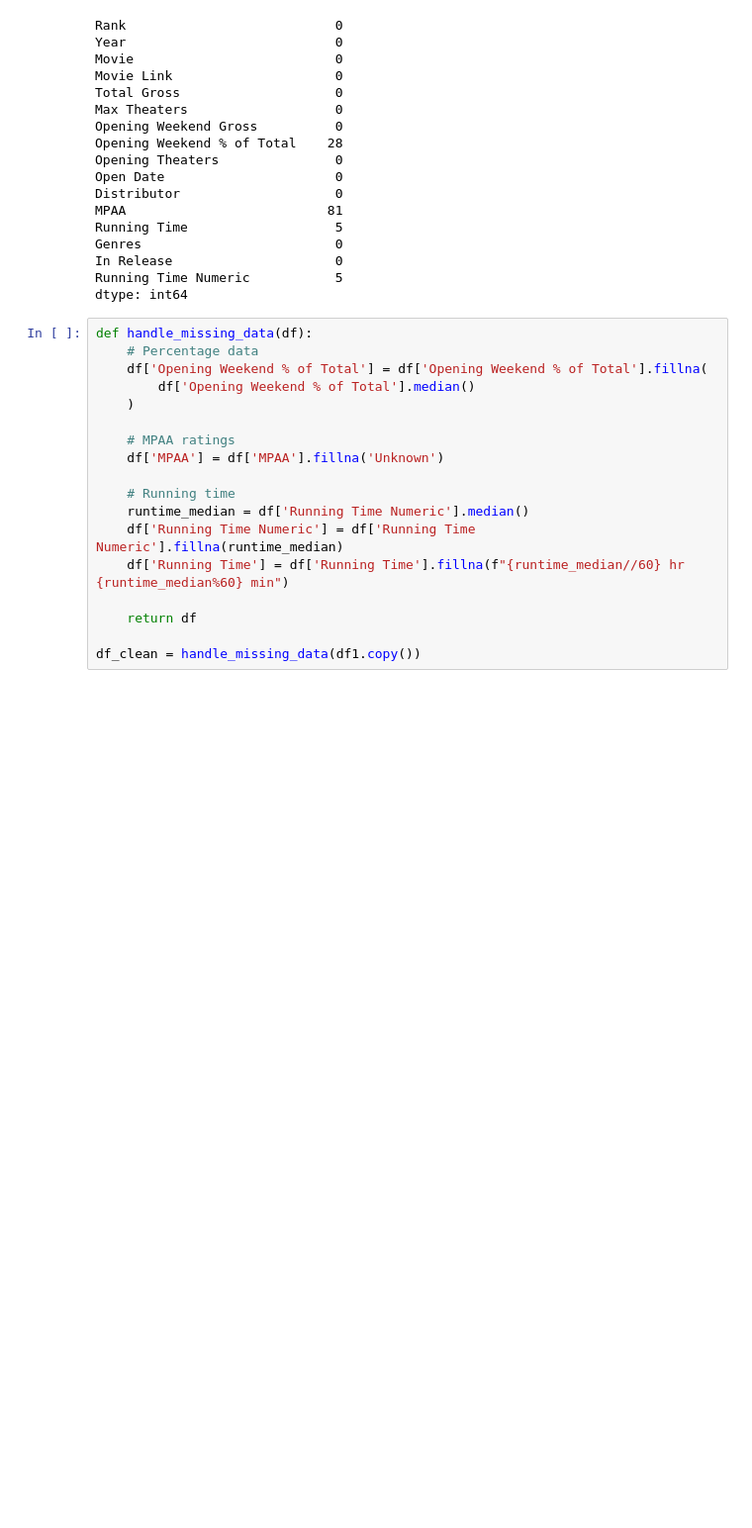
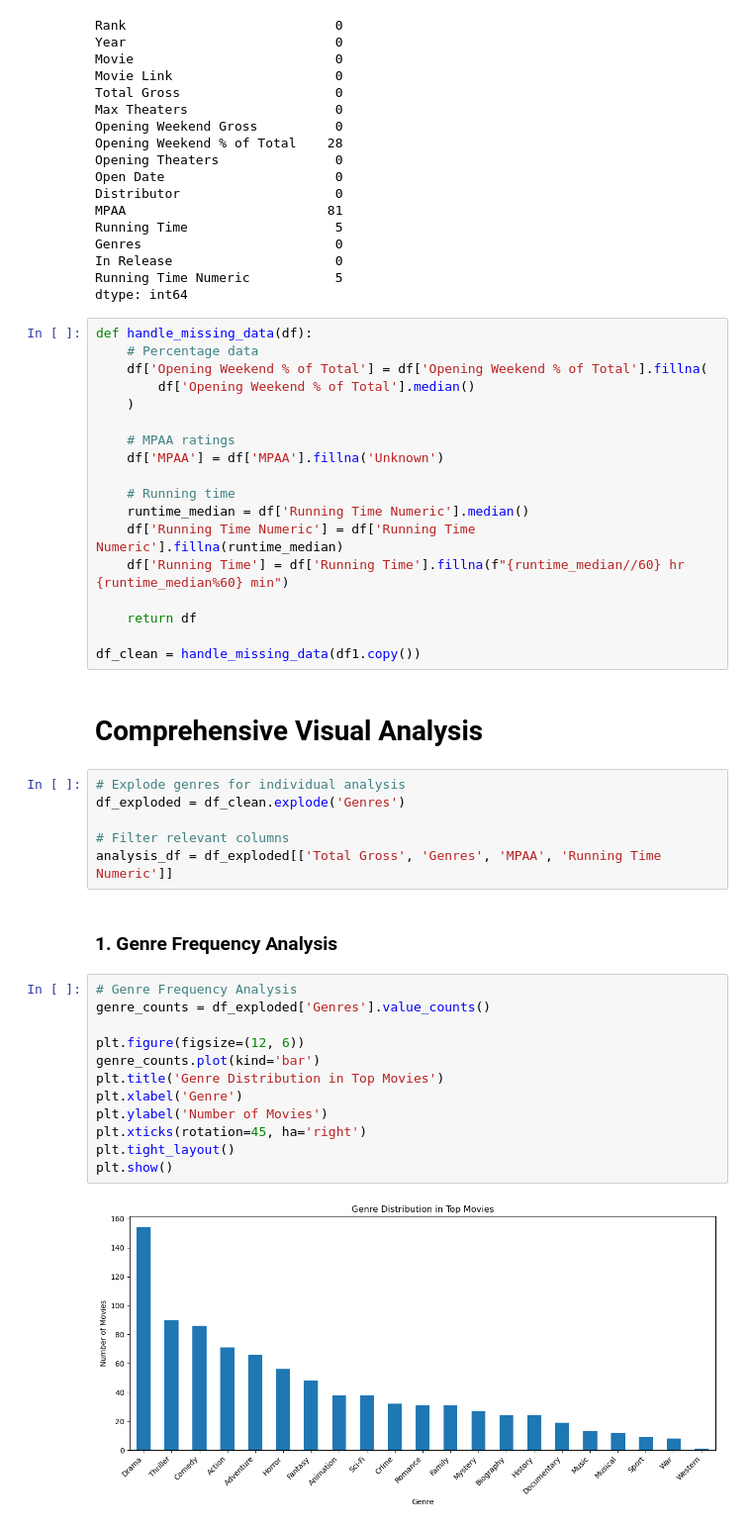
Before and after one commit to BrianRono7/Phase_2_Project, a Jupyter notebook: Phase_2_Project.ipynb, the cells around one changed output. Shown at 99% size. Cells and saved outputs as stored; diff of their text form; blank space fills up the shorter version.

Commit message:
Comprehensive visual analysis - genre frequency analysis.

```diff
--- a/Phase_2_Project.ipynb
+++ b/Phase_2_Project.ipynb
@@ -251,3 +251,27 @@ def handle_missing_data(df):
     return df
 
 df_clean = handle_missing_data(df1.copy())
+# %% [markdown]
+# Comprehensive Visual Analysis
+# %%
+# Explode genres for individual analysis
+df_exploded = df_clean.explode('Genres')
+
+# Filter relevant columns
+analysis_df = df_exploded[['Total Gross', 'Genres', 'MPAA', 'Running Time Numeric']]
+# %% [markdown]
+### 1.  Genre Frequency Analysis
+# %%
+# Genre Frequency Analysis
+genre_counts = df_exploded['Genres'].value_counts()
+
+plt.figure(figsize=(12, 6))
+genre_counts.plot(kind='bar')
+plt.title('Genre Distribution in Top Movies')
+plt.xlabel('Genre')
+plt.ylabel('Number of Movies')
+plt.xticks(rotation=45, ha='right')
+plt.tight_layout()
+plt.show()
+# %% [output]
+[figure, added]
```
